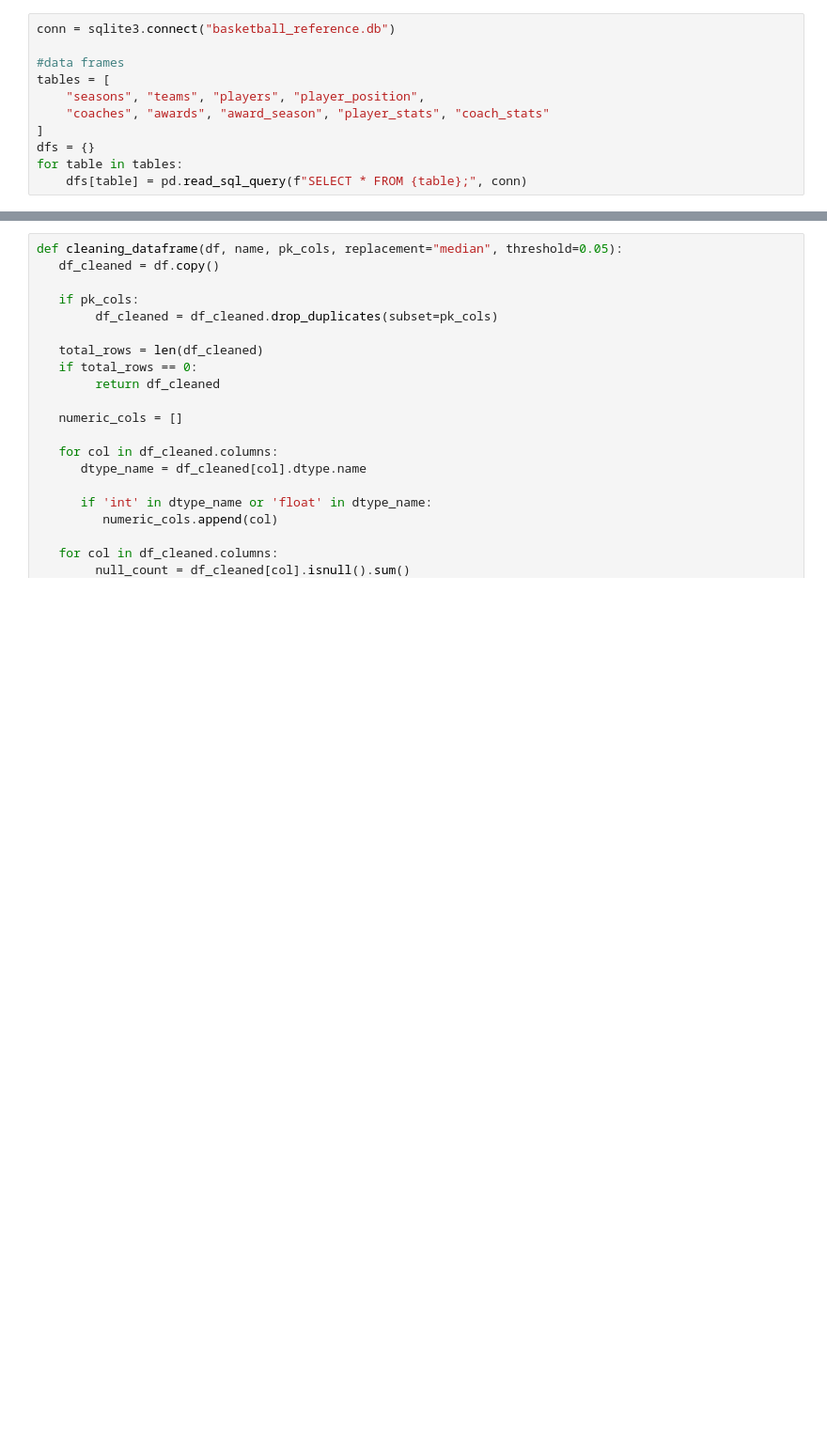
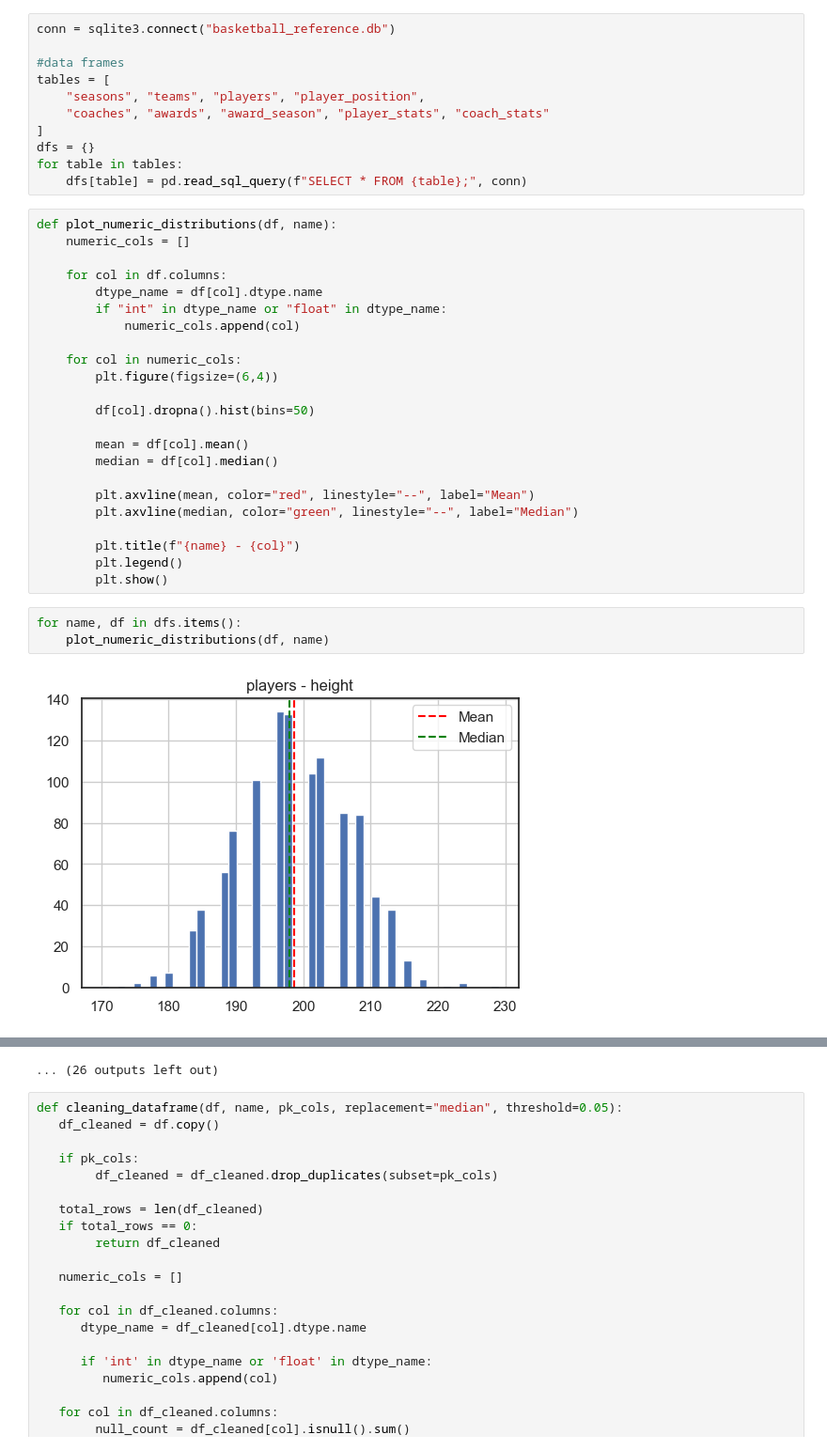
Before and after one commit to SadeghMahmoudAbadi/Basketball-Data-Analysis, a Jupyter notebook: analysis.ipynb, the cells around one changed output, grey strips where cells are left out. Shown at 94% size. Cells and saved outputs as stored; diff of their text form; blank space fills up the shorter version.

```diff
--- a/analysis.ipynb
+++ b/analysis.ipynb
@@ -16,3 +18,31 @@ tables = [
 dfs = {}
 for table in tables:
     dfs[table] = pd.read_sql_query(f"SELECT * FROM {table};", conn)
+# %%
+def plot_numeric_distributions(df, name):
+    numeric_cols = []
+
+    for col in df.columns:
+        dtype_name = df[col].dtype.name
+        if "int" in dtype_name or "float" in dtype_name:
+            numeric_cols.append(col)
+
+    for col in numeric_cols:
+        plt.figure(figsize=(6,4))
+
+        df[col].dropna().hist(bins=50)
+
+        mean = df[col].mean()
+        median = df[col].median()
+
+        plt.axvline(mean, color="red", linestyle="--", label="Mean")
+        plt.axvline(median, color="green", linestyle="--", label="Median")
+
+        plt.title(f"{name} - {col}")
+        plt.legend()
+        plt.show()
+# %%
+for name, df in dfs.items():
+    plot_numeric_distributions(df, name)
+# %% [output]
+[figure, added]
@@ -19,3 +60,4 @@ for table in tables:
+... (26 outputs left out)
 # %%
 def cleaning_dataframe(df, name, pk_cols, replacement="median", threshold=0.05):
    df_cleaned = df.copy()
```
Also changed, not shown: parts of 8 cells of this notebook.
